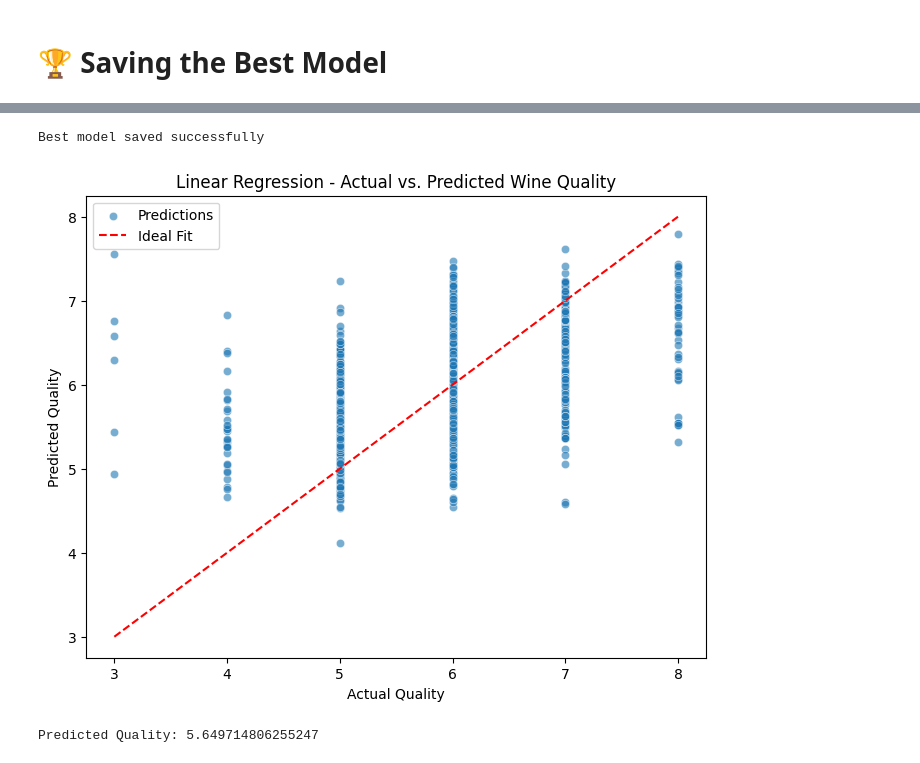
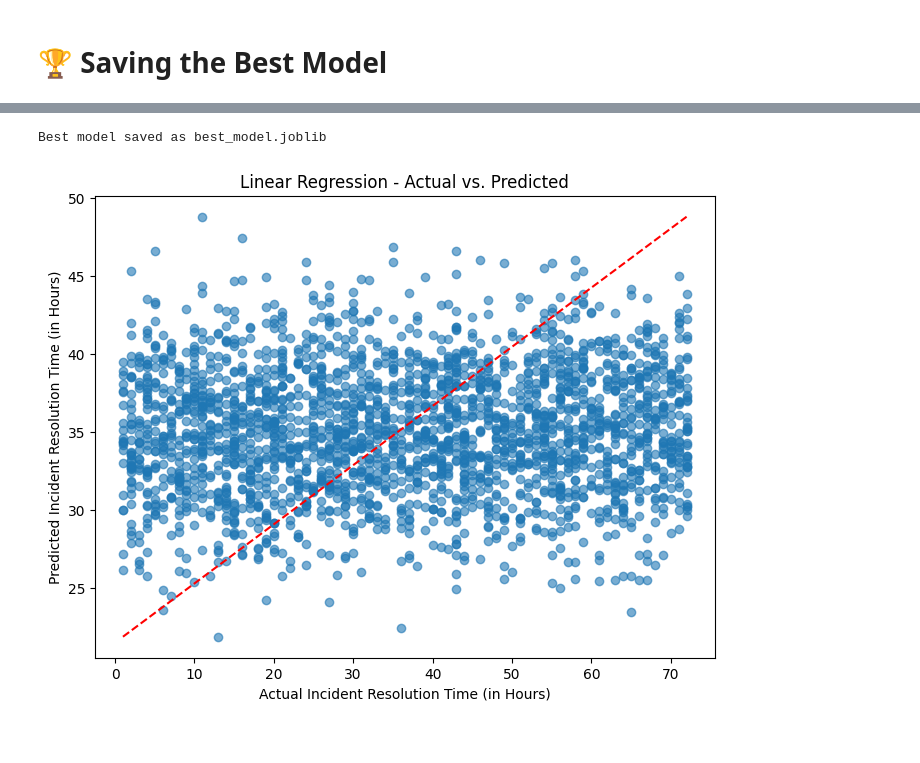
Before and after one commit to Deolinda1506/Linear_regression_model, a Jupyter notebook: summative/linear_regression/multivariate.ipynb, the cells around one changed output, grey strips where cells are left out. Cells and saved outputs as stored; diff of their text form; code cells hidden in the pictures.

```diff
--- a/summative/linear_regression/multivariate.ipynb
+++ b/summative/linear_regression/multivariate.ipynb
@@ -26,7 +26,7 @@ from sklearn.linear_model import SGDRegressor
 Let's start by loading and inspecting the dataset
 # %%
 # 1. Load dataset
-df = pd.read_csv('winequalityN.csv')
+df = pd.read_csv('/content/Global_Cybersecurity_Threats_2015-2024 (1).csv')
 # %%
 # Print some part of the dataset.
 df.head(100)
@@ -119,7 +176 @@ df[numeric_cols] = df[numeric_cols].fillna(df[numeric_cols].median())
-# %%
-# Drop rows with any NaN
-df.dropna(inplace=True)
-
-# Drop columns with many NaN
-df.dropna(axis=1, inplace=True)
 # %%
@@ -173,10 +233,8 @@ plt.show()
 # 📊 Data Preprocessing & Feature Selection:
 # %%
 # Select relevant features and target
-features = ['type', 'fixed acidity', 'volatile acidity', 'citric acid', 'residual sugar',
-            'chlorides', 'free sulfur dioxide', 'total sulfur dioxide', 'density',
-            'pH', 'sulphates', 'alcohol']
-target = 'quality'
+features = ['Year', 'Financial Loss (in Million $)', 'Number of Affected Users', 'Target Industry', 'Attack Source', 'Security Vulnerability Type', 'Defense Mechanism Used', 'Country','Attack Type']  # Added 'Country', 'Attack Type'
+target = 'Incident Resolution Time (in Hours)'
 
 X = df[features]
 y = df[target]
@@ -185,15 +243,12 @@ y = df[target]
 X_train, X_test, y_train, y_test = train_test_split(X, y, test_size=0.2, random_state=42)
 
 # Preprocessing: OneHotEncoding for categorical variables, scaling for numerical variables
-categorical_features = ['type']
-numerical_features = ['fixed acidity', 'volatile acidity', 'citric acid', 'residual sugar',
-                      'chlorides', 'free sulfur dioxide', 'total sulfur dioxide', 'density',
-                      'pH', 'sulphates', 'alcohol']
+numerical_features = ['Year', 'Financial Loss (in Million $)', 'Number of Affected Users']
+categorical_features = ['Country','Attack Type', 'Target Industry', 'Attack Source', 'Security Vulnerability Type', 'Defense Mechanism Used']
 
 preprocessor = ColumnTransformer(
     transformers=[
-        ('cat', OneHotEncoder(handle_unknown='ignore'), categorical_features),
-        ('num', StandardScaler(), numerical_features)
-    ]
-)
+        ('num', StandardScaler(), numerical_features),
+        ('cat', OneHotEncoder(sparse_output=False, handle_unknown='ignore'), categorical_features)  # Handle unknown values during prediction
+    ])
 # %% [markdown]
@@ -350,47 +409,16 @@ Best model: Random Forest
 # %%
 joblib.dump(best_model, 'best_model.joblib')
-print("Best model saved successfully")
+print("Best model saved as best_model.joblib")
 # %% [output]
-Best model saved successfully
+Best model saved as best_model.joblib
 # %%
-# Scatter plot of actual vs. predicted values for Linear Regression
+# Plot scatter plot with linear regression line
 plt.figure(figsize=(8, 6))
-sns.scatterplot(x=y_test, y=y_test_pred, alpha=0.6, label="Predictions")
-
-# Best-fit line (y = x line for ideal predictions)
-plt.plot([min(y_test), max(y_test)], [min(y_test), max(y_test)], color='red', linestyle='--', label="Ideal Fit")
-
-plt.xlabel("Actual Quality")
-plt.ylabel("Predicted Quality")
-plt.title("Linear Regression - Actual vs. Predicted Wine Quality")
-plt.legend()
+plt.scatter(y_train, y_train_pred, alpha=0.6)
+plt.plot([min(y_train), max(y_train)], [min(y_train_pred), max(y_train_pred)], color='red', linestyle='--')
+plt.xlabel("Actual Incident Resolution Time (in Hours)")
+plt.ylabel("Predicted Incident Resolution Time (in Hours)")
+plt.title("Linear Regression - Actual vs. Predicted")
 plt.show()
 # %% [output]
-[figure, old version]
+[figure, new version]
-# %%
-
-# Script for making predictions
-def predict_quality(input_data):
-    model = joblib.load('best_model.joblib')
-    return model.predict(input_data)
-
-# Example usage
-example_input = pd.DataFrame({
-    'type': ['white'],
-    'fixed acidity': [7.0],
-    'volatile acidity': [0.27],
-    'citric acid': [0.36],
-    'residual sugar': [20.7],
-    'chlorides': [0.045],
-    'free sulfur dioxide': [45.0],
-    'total sulfur dioxide': [170.0],
-    'density': [1.0010],
-    'pH': [3.0],
-    'sulphates': [0.45],
-    'alcohol': [8.8]
-})
-
-predicted_quality = predict_quality(example_input)
-print(f'Predicted Quality: {predicted_quality[0]}')
-# %% [output]
-Predicted Quality: 5.649714806255247
```
Also changed, not shown: parts of 22 cells of this notebook.
